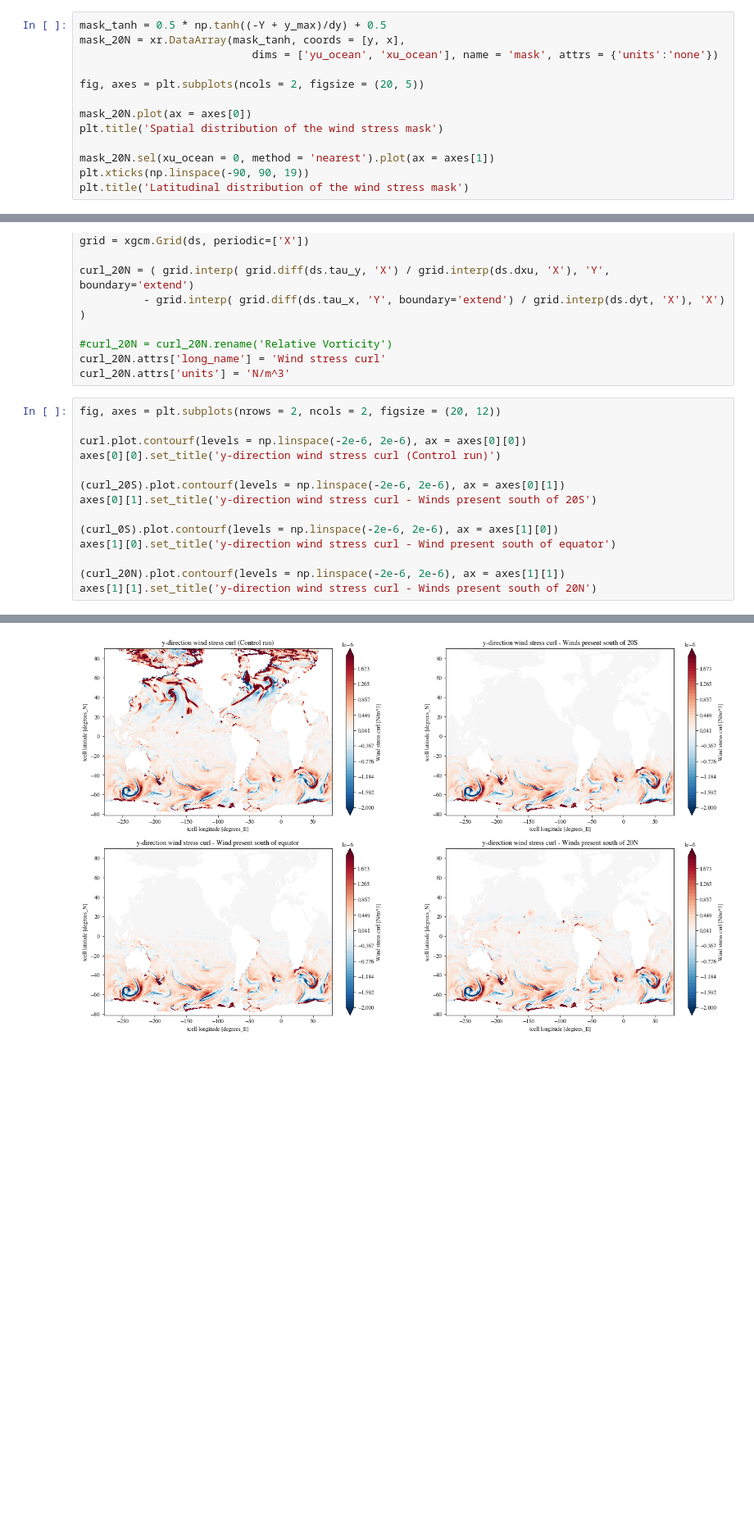
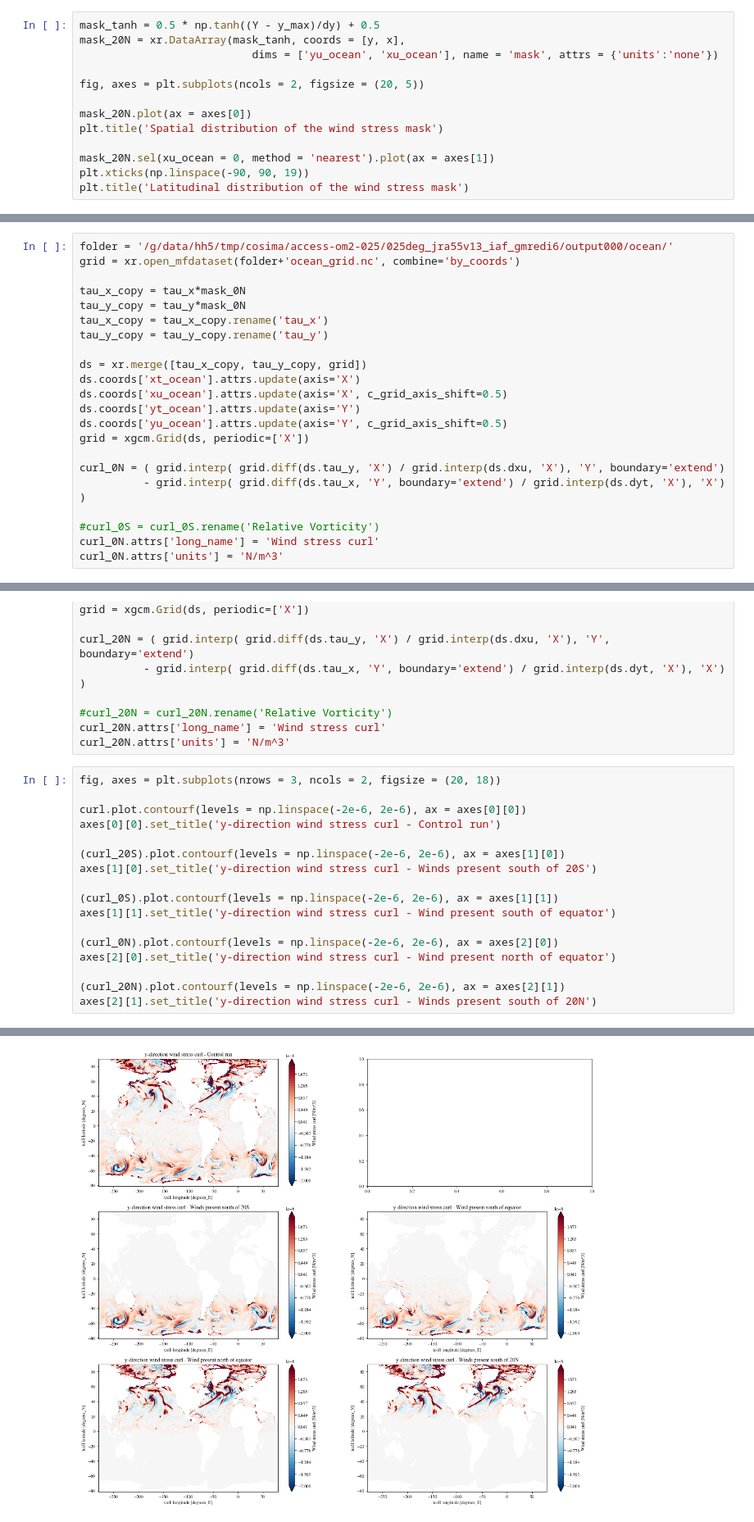
Before and after one commit to dhruvbhagtani/Altered-wind-forcing, a Jupyter notebook: Testing_various_masks_January.ipynb, the cells around one changed output, grey strips where cells are left out. Shown at 82% size. Drawn from its saved outputs; the diff is of its cells as text; blank space fills up the shorter version.

```diff
--- a/Testing_various_masks_January.ipynb
+++ b/Testing_various_masks_January.ipynb
@@ -119,7 +140,7 @@ Text(0.5, 1.0, 'Latitudinal distribution of the wind stress mask')
 y_max = 20
 dy = 5
 # %%
-mask_tanh = 0.5 * np.tanh((-Y + y_max)/dy) + 0.5
+mask_tanh = 0.5 * np.tanh((Y - y_max)/dy) + 0.5
 mask_20N = xr.DataArray(mask_tanh, coords = [y, x],
                            dims = ['yu_ocean', 'xu_ocean'], name = 'mask', attrs = {'units':'none'})
 
@@ -243,6 +270,28 @@ curl_0S = ( grid.interp( grid.diff(ds.tau_y, 'X') / grid.interp(ds.dxu, 'X'), 'Y
 #curl_0S = curl_0S.rename('Relative Vorticity')
 curl_0S.attrs['long_name'] = 'Wind stress curl'
 curl_0S.attrs['units'] = 'N/m^3'
+# %%
+folder = '/g/data/hh5/tmp/cosima/access-om2-025/025deg_jra55v13_iaf_gmredi6/output000/ocean/'
+grid = xr.open_mfdataset(folder+'ocean_grid.nc', combine='by_coords')
+
+tau_x_copy = tau_x*mask_0N
+tau_y_copy = tau_y*mask_0N
+tau_x_copy = tau_x_copy.rename('tau_x')
+tau_y_copy = tau_y_copy.rename('tau_y')
+
+ds = xr.merge([tau_x_copy, tau_y_copy, grid])
+ds.coords['xt_ocean'].attrs.update(axis='X')
+ds.coords['xu_ocean'].attrs.update(axis='X', c_grid_axis_shift=0.5)
+ds.coords['yt_ocean'].attrs.update(axis='Y')
+ds.coords['yu_ocean'].attrs.update(axis='Y', c_grid_axis_shift=0.5)
+grid = xgcm.Grid(ds, periodic=['X'])
+
+curl_0N = ( grid.interp( grid.diff(ds.tau_y, 'X') / grid.interp(ds.dxu, 'X'), 'Y', boundary='extend')
+          - grid.interp( grid.diff(ds.tau_x, 'Y', boundary='extend') / grid.interp(ds.dyt, 'X'), 'X') )
+
+#curl_0S = curl_0S.rename('Relative Vorticity')
+curl_0N.attrs['long_name'] = 'Wind stress curl'
+curl_0N.attrs['units'] = 'N/m^3'
 # %%
 folder = '/g/data/hh5/tmp/cosima/access-om2-025/025deg_jra55v13_iaf_gmredi6/output000/ocean/'
 grid = xr.open_mfdataset(folder+'ocean_grid.nc', combine='by_coords')
@@ -266,19 +315,22 @@ curl_20N = ( grid.interp( grid.diff(ds.tau_y, 'X') / grid.interp(ds.dxu, 'X'), '
 curl_20N.attrs['long_name'] = 'Wind stress curl'
 curl_20N.attrs['units'] = 'N/m^3'
 # %%
-fig, axes = plt.subplots(nrows = 2, ncols = 2, figsize = (20, 12))
+fig, axes = plt.subplots(nrows = 3, ncols = 2, figsize = (20, 18))
 
 curl.plot.contourf(levels = np.linspace(-2e-6, 2e-6), ax = axes[0][0])
-axes[0][0].set_title('y-direction wind stress curl (Control run)')
+axes[0][0].set_title('y-direction wind stress curl - Control run')
 
-(curl_20S).plot.contourf(levels = np.linspace(-2e-6, 2e-6), ax = axes[0][1])
-axes[0][1].set_title('y-direction wind stress curl - Winds present south of 20S')
+(curl_20S).plot.contourf(levels = np.linspace(-2e-6, 2e-6), ax = axes[1][0])
+axes[1][0].set_title('y-direction wind stress curl - Winds present south of 20S')
 
-(curl_0S).plot.contourf(levels = np.linspace(-2e-6, 2e-6), ax = axes[1][0])
-axes[1][0].set_title('y-direction wind stress curl - Wind present south of equator')
+(curl_0S).plot.contourf(levels = np.linspace(-2e-6, 2e-6), ax = axes[1][1])
+axes[1][1].set_title('y-direction wind stress curl - Wind present south of equator')
 
-(curl_20N).plot.contourf(levels = np.linspace(-2e-6, 2e-6), ax = axes[1][1])
-axes[1][1].set_title('y-direction wind stress curl - Winds present south of 20N')
+(curl_0N).plot.contourf(levels = np.linspace(-2e-6, 2e-6), ax = axes[2][0])
+axes[2][0].set_title('y-direction wind stress curl - Wind present north of equator')
+
+(curl_20N).plot.contourf(levels = np.linspace(-2e-6, 2e-6), ax = axes[2][1])
+axes[2][1].set_title('y-direction wind stress curl - Winds present south of 20N')
 # %% [output]
 Text(0.5, 1.0, 'y-direction wind stress curl - Winds present south of 20N')
-[figure, old version]
+[figure, new version]
```
Also changed, not shown: parts of 7 cells of this notebook.
